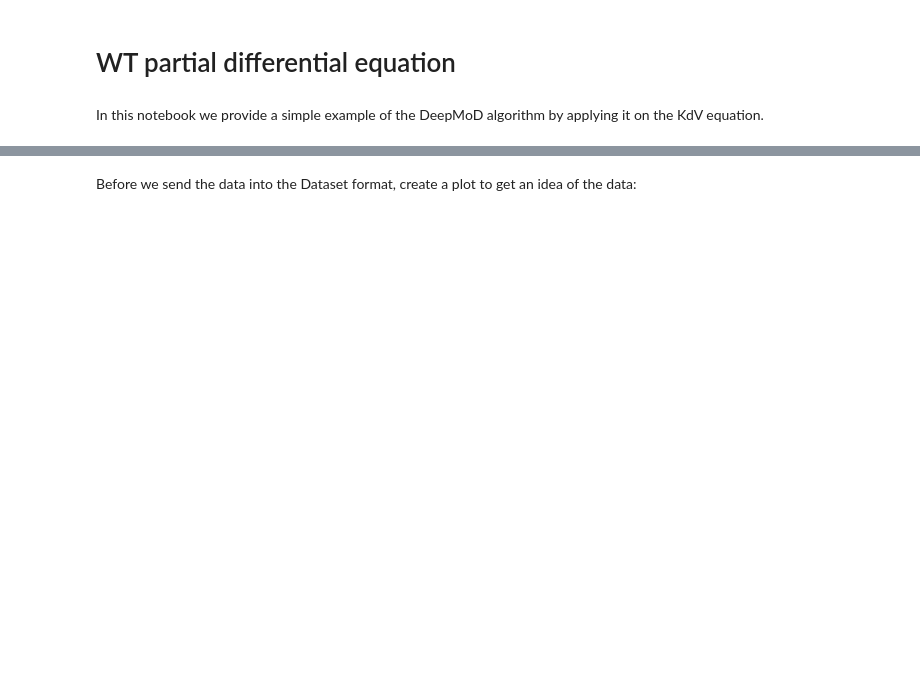
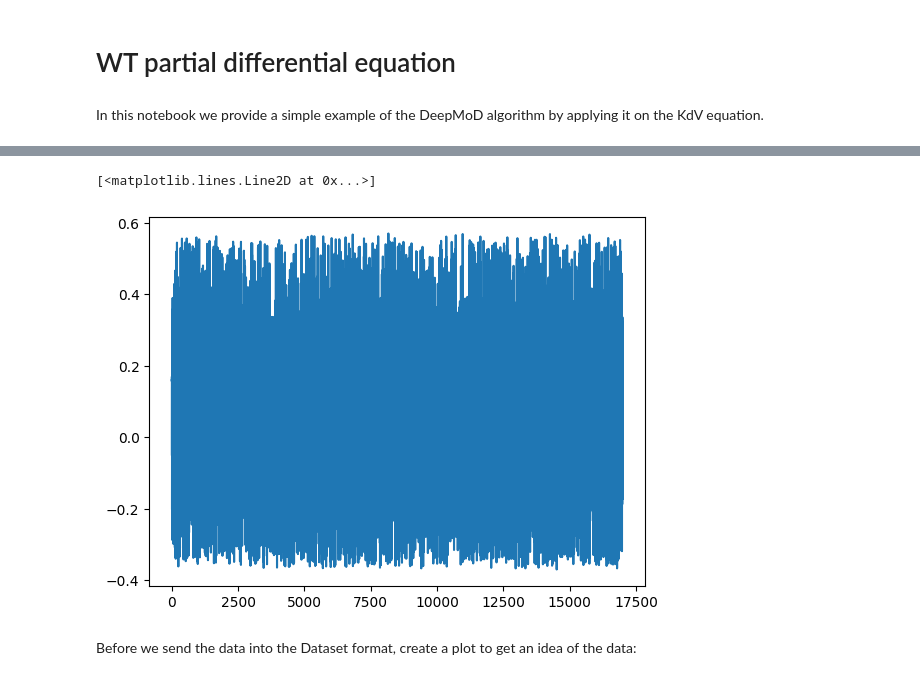
Before and after one commit to Raman-Sheshka/DeePyMoD, a Jupyter notebook: examples/PDE_WT-Copy2.ipynb, the cells around one changed output, grey strips where cells are left out. Drawn from its saved outputs; the diff is of its cells as text; code cells hidden in the pictures; blank space fills up the shorter version.

```diff
--- a/examples/PDE_WT-Copy2.ipynb
+++ b/examples/PDE_WT-Copy2.ipynb
@@ -55,3 +146,8 @@ plt.show()
+# %%
+plt.plot(y_train)
+# %% [output]
+[<matplotlib.lines.Line2D at 0x...>]
+[figure, added]
 # %% [markdown]
 Before we send the data into the Dataset format, create a plot to get an idea of the data:
 # %%
```
Also changed, not shown: parts of 21 cells of this notebook, 1 other file.
